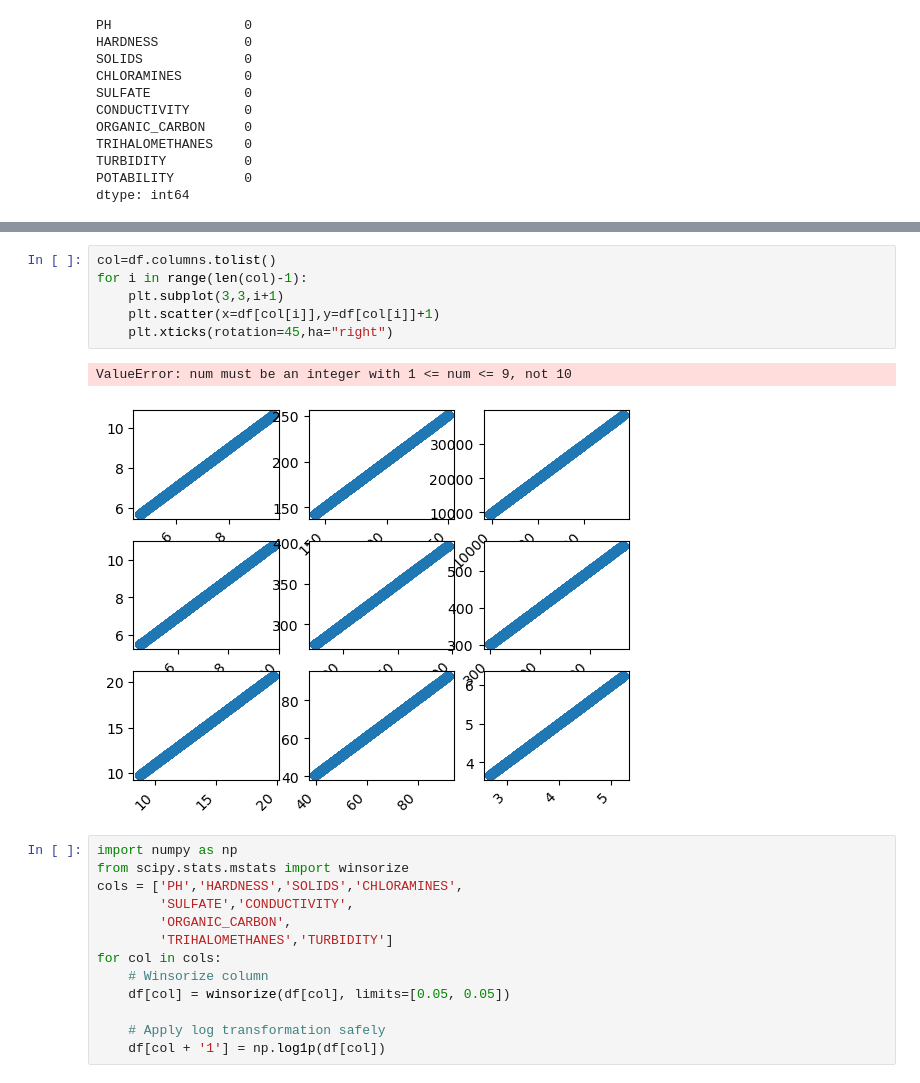
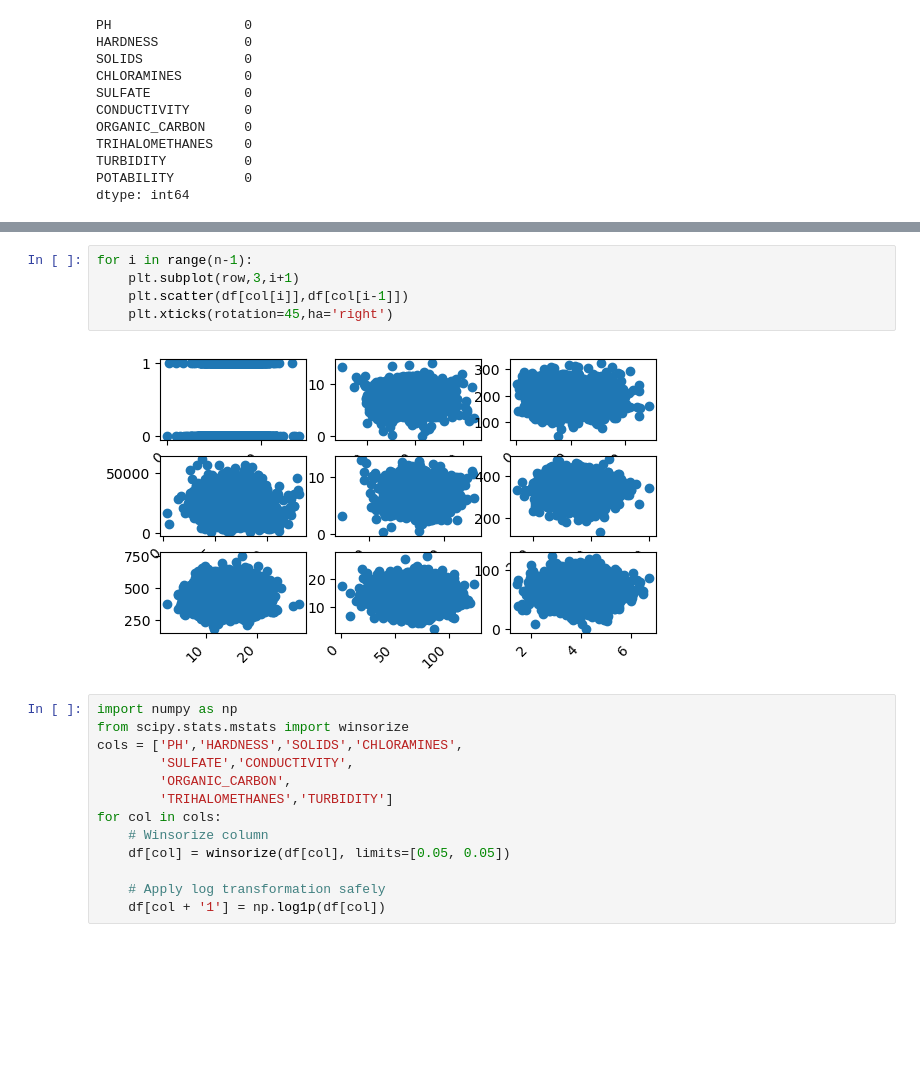
Before and after one commit to harithaanbu-star/Data-Preprocessing-Outliers-Scaling-for-sample-dataset, a Jupyter notebook: Water Portability SVM.ipynb, the cells around one changed output, grey strips where cells are left out. Saved outputs shown, nothing was run; the diff lists cells and outputs as text; blank space fills up the shorter version.

```diff
--- a/Water Portability SVM.ipynb
+++ b/Water Portability SVM.ipynb
@@ -136,12 +142,10 @@ ValueError: num must be an integer with 1 <= num <= 9, not 10
-# %%
-col=df.columns.tolist()
-for i in range(len(col)-1):
-    plt.subplot(3,3,i+1)
-    plt.scatter(x=df[col[i]],y=df[col[i]]+1)
-    plt.xticks(rotation=45,ha="right")
-# %% [output]
-ValueError: num must be an integer with 1 <= num <= 9, not 10
-[figure, removed]
+# %%
+for i in range(n-1):
+    plt.subplot(row,3,i+1)
+    plt.scatter(df[col[i]],df[col[i-1]])
+    plt.xticks(rotation=45,ha='right')
+# %% [output]
+[figure, added]
 # %%
 import numpy as np
 from scipy.stats.mstats import winsorize
```
Also changed, not shown: parts of 7 cells of this notebook.
